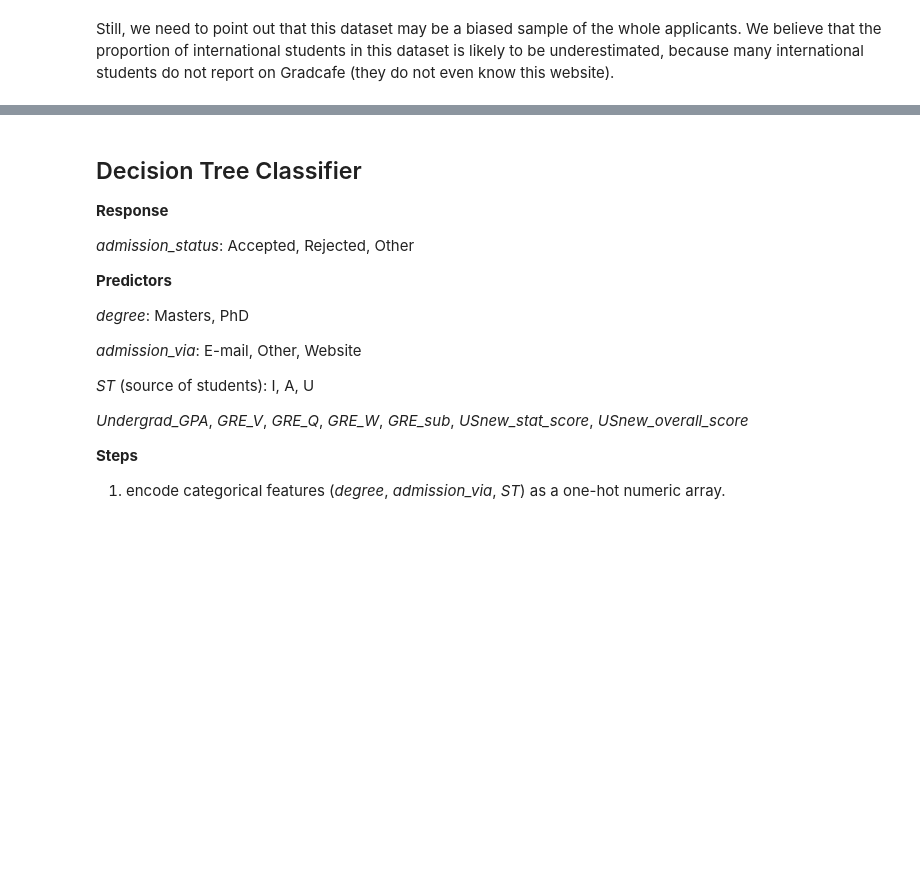
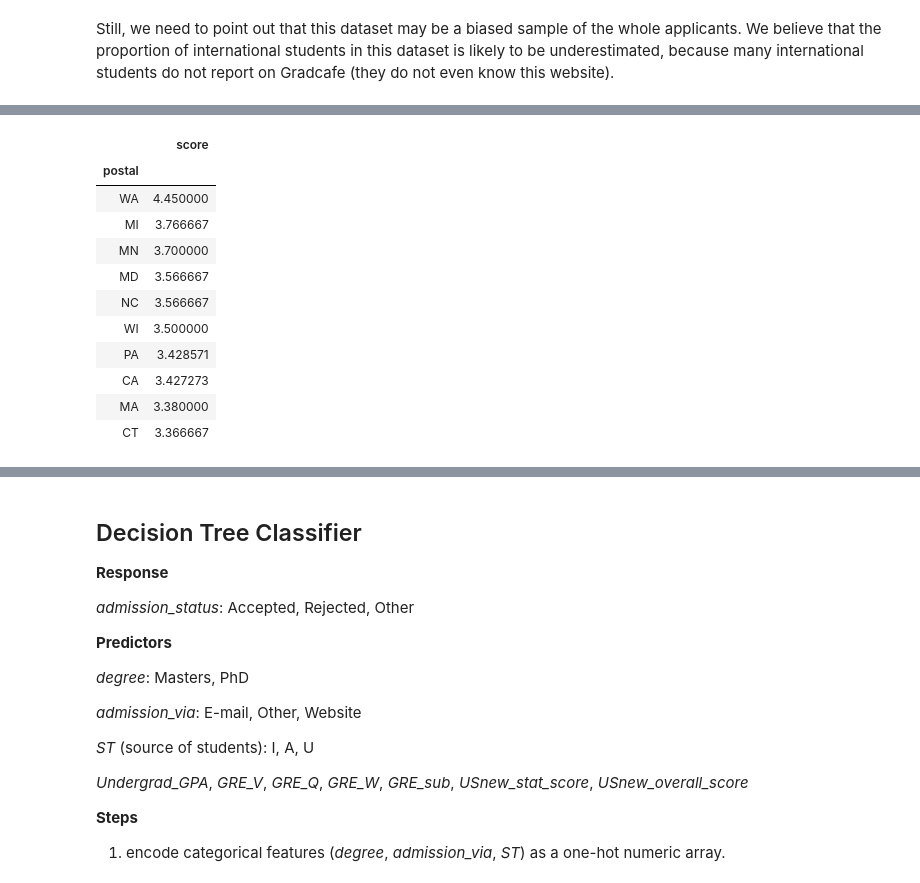
Before and after one commit to hango1996/Analysis-of-Gradcafe-Data, a Jupyter notebook: final_project-master/notebooks/EDA.ipynb, the cells around one changed output, grey strips where cells are left out. Saved outputs shown, nothing was run; the diff lists cells and outputs as text; code cells hidden in the pictures; blank space fills up the shorter version.

```diff
--- a/final_project-master/notebooks/EDA.ipynb
+++ b/final_project-master/notebooks/EDA.ipynb
@@ -251,0 +276,16 @@ Still, we need to point out that this dataset may be a biased sample of the whol
+# %%
+s = data_stat[["postal", "score"]].groupby("postal").mean()
+s.sort_values(by = ["score"], ascending = False).head(10)
+# %% [output]
+|  | score |
+| postal |  |
+| WA | 4.450000 |
+| MI | 3.766667 |
+| MN | 3.700000 |
+| MD | 3.566667 |
+| NC | 3.566667 |
+| WI | 3.500000 |
+| PA | 3.428571 |
+| CA | 3.427273 |
+| MA | 3.380000 |
+| CT | 3.366667 |
```
Also changed, not shown: parts of 41 cells of this notebook, 1 other file.
